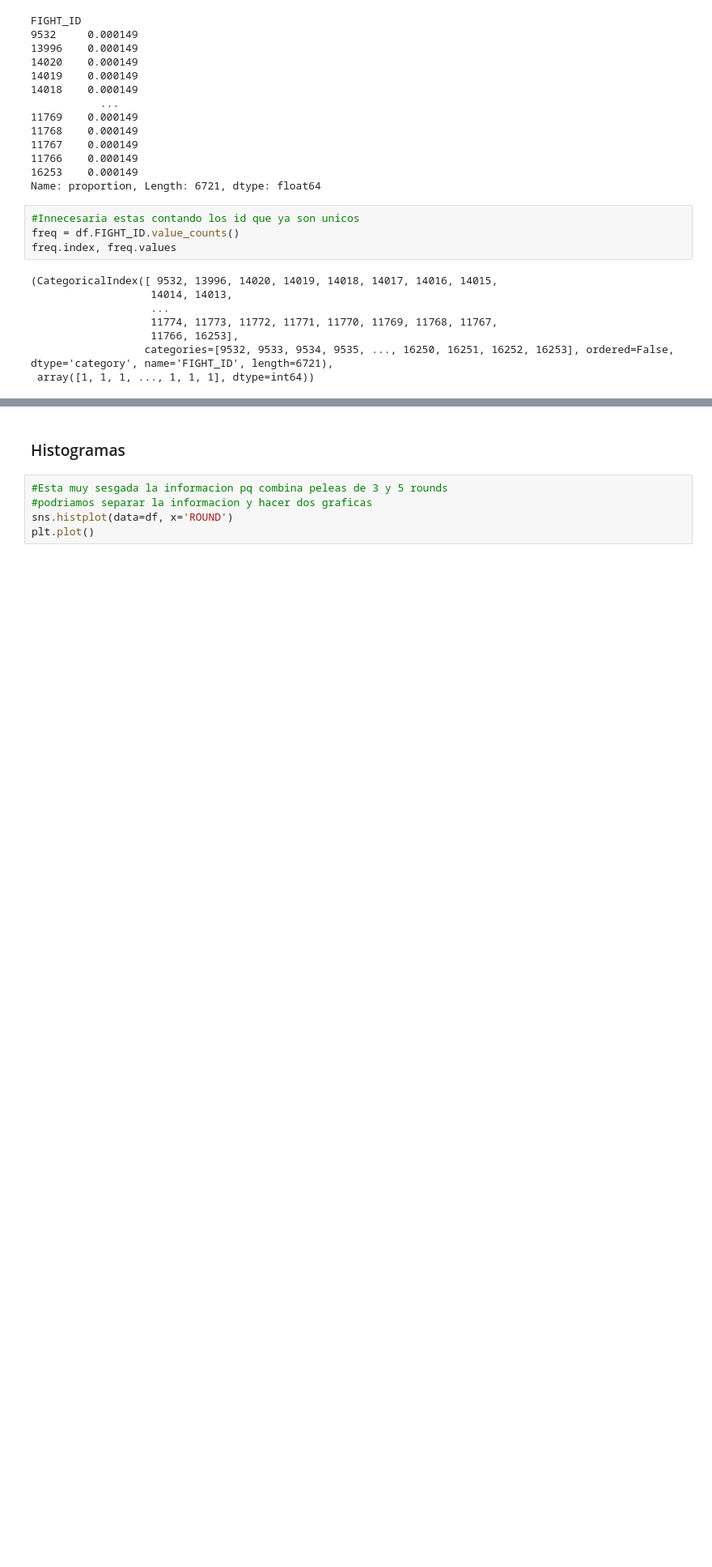
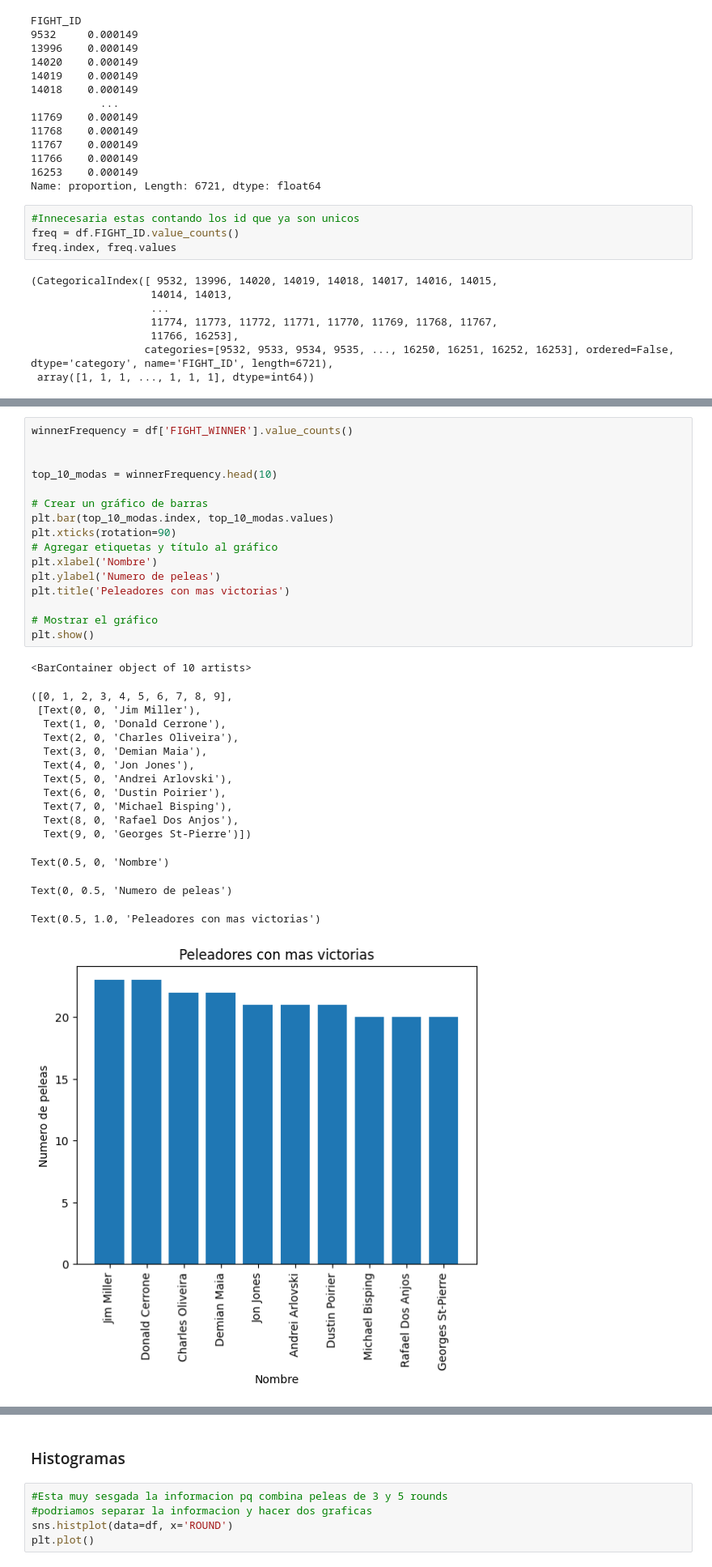
Before and after one commit to YaotecatlMtz/analisisUFC, a Jupyter notebook: proyecto_test.ipynb, the cells around one changed output, grey strips where cells are left out. Shown: that part at 81% size. Drawn from its saved outputs; the diff is of its cells as text; blank space fills up the shorter version.

```diff
--- a/proyecto_test.ipynb
+++ b/proyecto_test.ipynb
@@ -293,0 +352,33 @@ Text(0.5, 1.0, 'Histograma de Duración de Peleas de UFC')
+# %%
+winnerFrequency = df['FIGHT_WINNER'].value_counts()
+
+
+top_10_modas = winnerFrequency.head(10)
+
+# Crear un gráfico de barras
+plt.bar(top_10_modas.index, top_10_modas.values)
+plt.xticks(rotation=90)
+# Agregar etiquetas y título al gráfico
+plt.xlabel('Nombre')
+plt.ylabel('Numero de peleas')
+plt.title('Peleadores con mas victorias')
+
+# Mostrar el gráfico
+plt.show()
+# %% [output]
+<BarContainer object of 10 artists>
+([0, 1, 2, 3, 4, 5, 6, 7, 8, 9],
+ [Text(0, 0, 'Jim Miller'),
+  Text(1, 0, 'Donald Cerrone'),
+  Text(2, 0, 'Charles Oliveira'),
+  Text(3, 0, 'Demian Maia'),
+  Text(4, 0, 'Jon Jones'),
+  Text(5, 0, 'Andrei Arlovski'),
+  Text(6, 0, 'Dustin Poirier'),
+  Text(7, 0, 'Michael Bisping'),
+  Text(8, 0, 'Rafael Dos Anjos'),
+  Text(9, 0, 'Georges St-Pierre')])
+Text(0.5, 0, 'Nombre')
+Text(0, 0.5, 'Numero de peleas')
+Text(0.5, 1.0, 'Peleadores con mas victorias')
+[figure, added]
```
Also changed, not shown: parts of 5 cells of this notebook.
